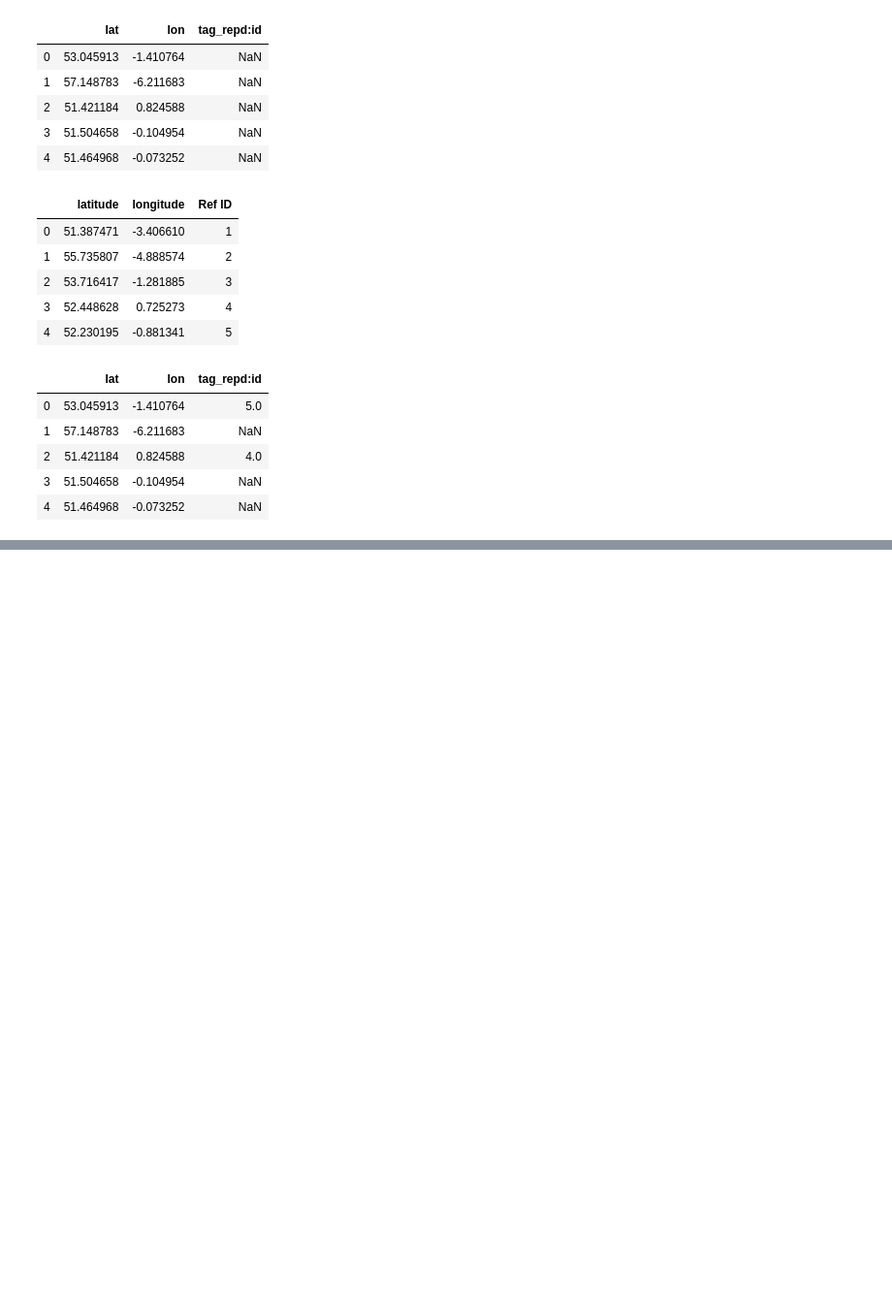
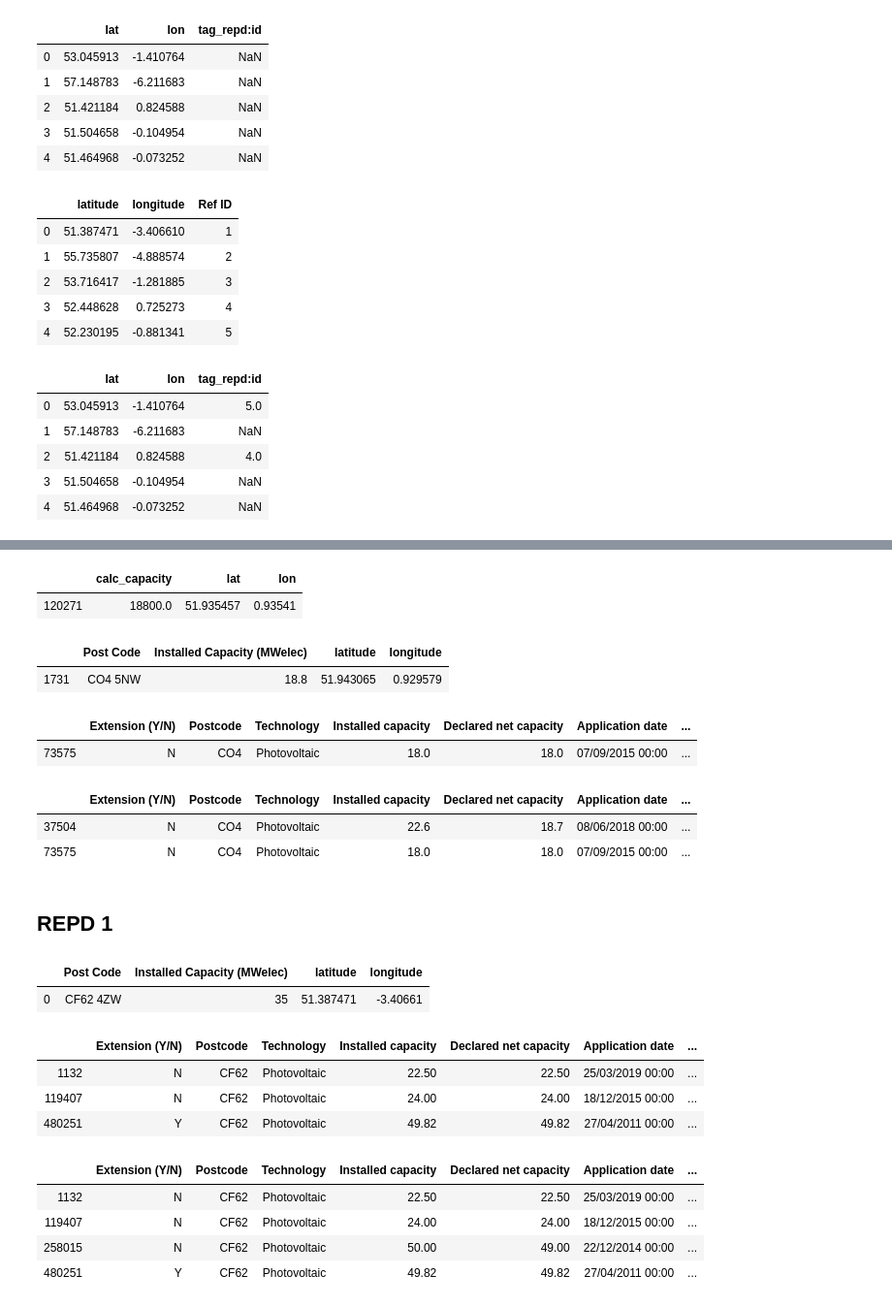
Before and after one commit to alan-turing-institute/solar-panel-detection, a Jupyter notebook: notebooks/data play.ipynb, the cells around one changed output, grey strips where cells are left out. Shown: that part at 97% size. Drawn from its saved outputs; the diff is of its cells as text; code cells hidden in the pictures; blank space fills up the shorter version.

```diff
--- a/notebooks/data play.ipynb
+++ b/notebooks/data play.ipynb
@@ -166,0 +170,44 @@ osm_df[['lat', 'lon', 'tag_repd:id']].head()
+# %%
+osm_df.loc[osm_df['tag_repd:id'] == 2143][['calc_capacity', 'lat', 'lon']]
+# %% [output]
+|  | calc_capacity | lat | lon |
+| 120271 | 18800.0 | 51.935457 | 0.93541 |
+# %%
+repd_df.loc[repd_df['Ref ID'] == 2143][['Post Code', 'Installed Capacity (MWelec)', 'latitude', 'longitude']]
+# %% [output]
+|  | Post Code | Installed Capacity (MWelec) | latitude | longitude |
+| 1731 | CO4 5NW | 18.8 | 51.943065 | 0.929579 |
+# %%
+fit_df.loc[(fit_df['Installed capacity'] > 17.8) & (fit_df['Installed capacity'] < 19.8) & (fit_df['Postcode'] == 'CO4 ')]
+# %% [output]
+|  | Extension (Y/N) | Postcode | Technology | Installed capacity | Declared net capacity | Application date | ... |
+| 73575 | N | CO4 | Photovoltaic | 18.0 | 18.0 | 07/09/2015 00:00 | ... |
+# %%
+fit_df.loc[(fit_df['Declared net capacity'] > 17.8) & (fit_df['Declared net capacity'] < 19.8) & (fit_df['Postcode'] == 'CO4 ')]
+# %% [output]
+|  | Extension (Y/N) | Postcode | Technology | Installed capacity | Declared net capacity | Application date | ... |
+| 37504 | N | CO4 | Photovoltaic | 22.6 | 18.7 | 08/06/2018 00:00 | ... |
+| 73575 | N | CO4 | Photovoltaic | 18.0 | 18.0 | 07/09/2015 00:00 | ... |
+# %% [markdown]
+REPD 1
+----
+# %%
+repd_df.loc[repd_df['Ref ID'] == 1][['Post Code', 'Installed Capacity (MWelec)', 'latitude', 'longitude']]
+# %% [output]
+|  | Post Code | Installed Capacity (MWelec) | latitude | longitude |
+| 0 | CF62 4ZW | 35 | 51.387471 | -3.40661 |
+# %%
+fit_df.loc[(fit_df['Installed capacity'] > 20) & (fit_df['Installed capacity'] < 50) & (fit_df['Postcode'] == 'CF62 ')]
+# %% [output]
+|  | Extension (Y/N) | Postcode | Technology | Installed capacity | Declared net capacity | Application date | ... |
+| 1132 | N | CF62 | Photovoltaic | 22.50 | 22.50 | 25/03/2019 00:00 | ... |
+| 119407 | N | CF62 | Photovoltaic | 24.00 | 24.00 | 18/12/2015 00:00 | ... |
+| 480251 | Y | CF62 | Photovoltaic | 49.82 | 49.82 | 27/04/2011 00:00 | ... |
+# %%
+fit_df.loc[(fit_df['Declared net capacity'] > 20) & (fit_df['Declared net capacity'] < 50) & (fit_df['Postcode'] == 'CF62 ')]
+# %% [output]
+|  | Extension (Y/N) | Postcode | Technology | Installed capacity | Declared net capacity | Application date | ... |
+| 1132 | N | CF62 | Photovoltaic | 22.50 | 22.50 | 25/03/2019 00:00 | ... |
+| 119407 | N | CF62 | Photovoltaic | 24.00 | 24.00 | 18/12/2015 00:00 | ... |
+| 258015 | N | CF62 | Photovoltaic | 50.00 | 49.00 | 22/12/2014 00:00 | ... |
+| 480251 | Y | CF62 | Photovoltaic | 49.82 | 49.82 | 27/04/2011 00:00 | ... |
```
Also changed, not shown: parts of 2 cells of this notebook.
